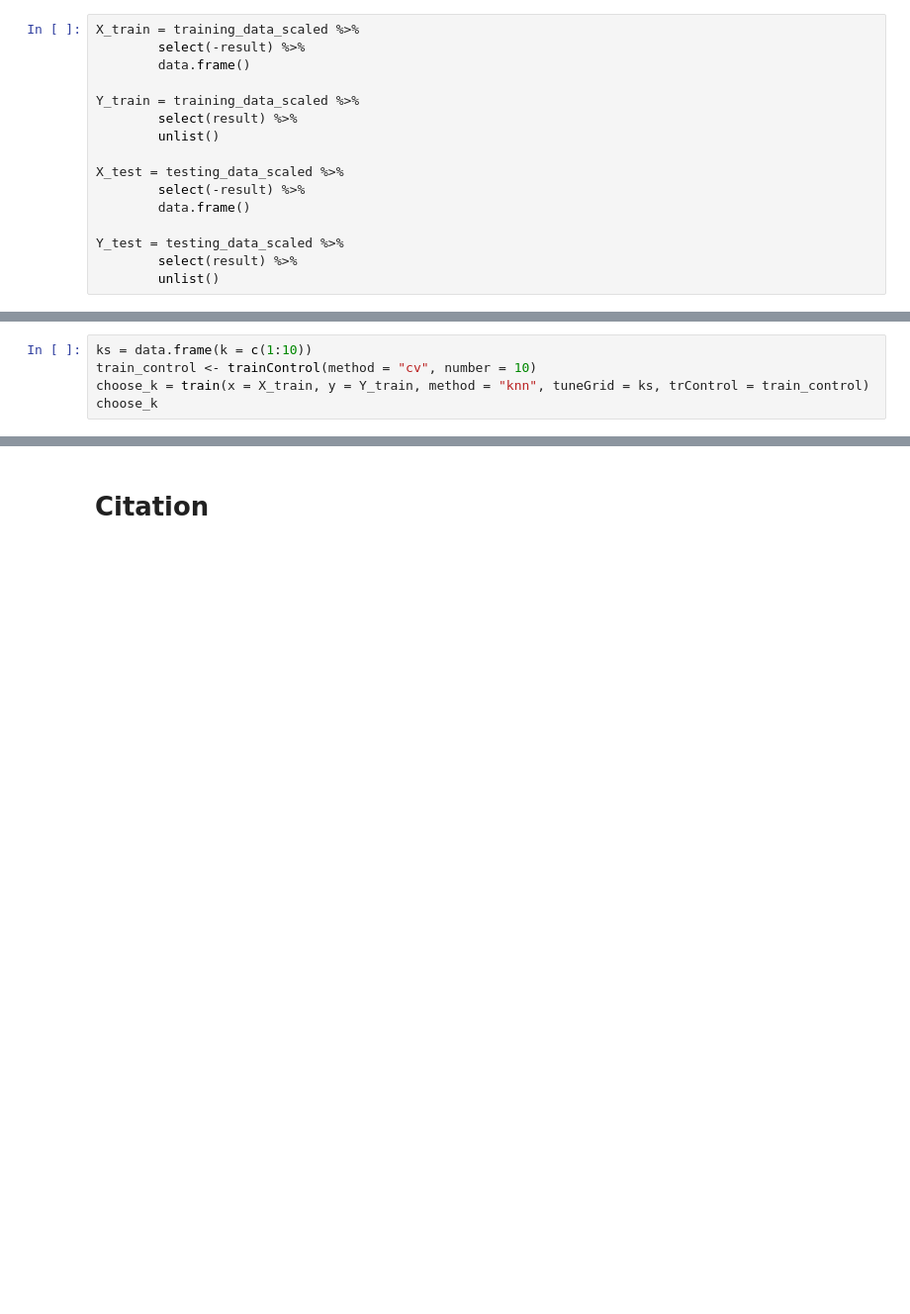
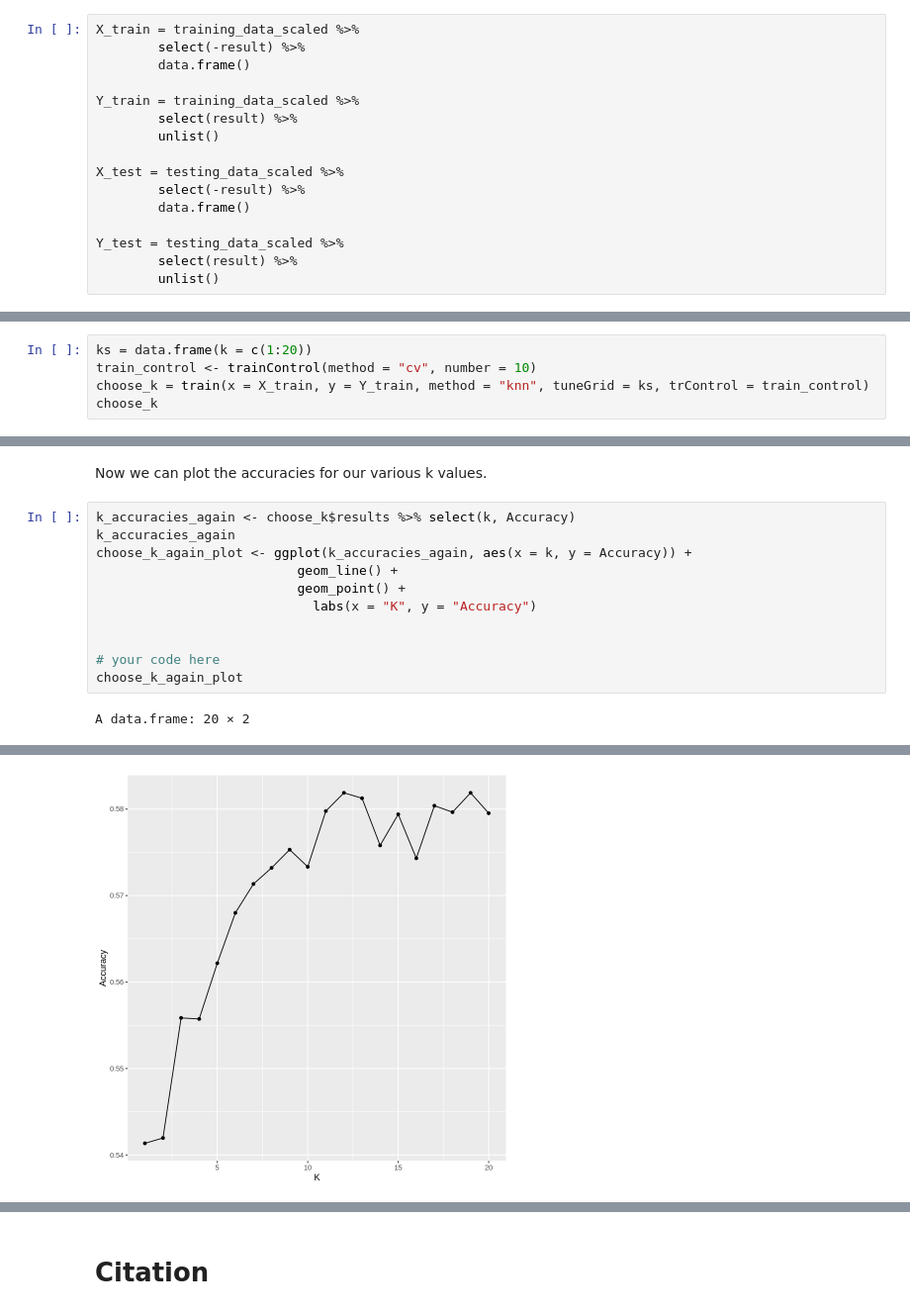
Before and after one commit to NicTavares/dsci100project, a Jupyter notebook: Report.ipynb, the cells around one changed output, grey strips where cells are left out. Shown: that part at 99% size. Saved outputs shown, nothing was run; the diff lists cells and outputs as text; blank space fills up the shorter version.

```diff
--- a/Report.ipynb
+++ b/Report.ipynb
@@ -233,5 +224,5 @@ Now we will be using our training data to build a model. First thing we need to
 # %%
-ks = data.frame(k = c(1:10))
+ks = data.frame(k = c(1:20))
 train_control <- trainControl(method = "cv", number = 10)
 choose_k = train(x = X_train, y = Y_train, method = "knn", tuneGrid = ks, trControl = train_control)
 choose_k
@@ -239,0 +247,15 @@ ERROR: Error: package e1071 is required
+# %% [markdown]
+Now we can plot the accuracies for our various k values.
+# %%
+k_accuracies_again <- choose_k$results %>% select(k, Accuracy)
+k_accuracies_again
+choose_k_again_plot <- ggplot(k_accuracies_again, aes(x = k, y = Accuracy)) +
+                          geom_line() +
+                          geom_point() +
+                            labs(x = "K", y = "Accuracy")
+
+
+# your code here
+choose_k_again_plot
+# %% [output]
+A data.frame: 20 × 2
@@ -239,0 +280 @@ ERROR: Error: package e1071 is required
+[figure, added]
```
Also changed, not shown: parts of 13 cells of this notebook.
